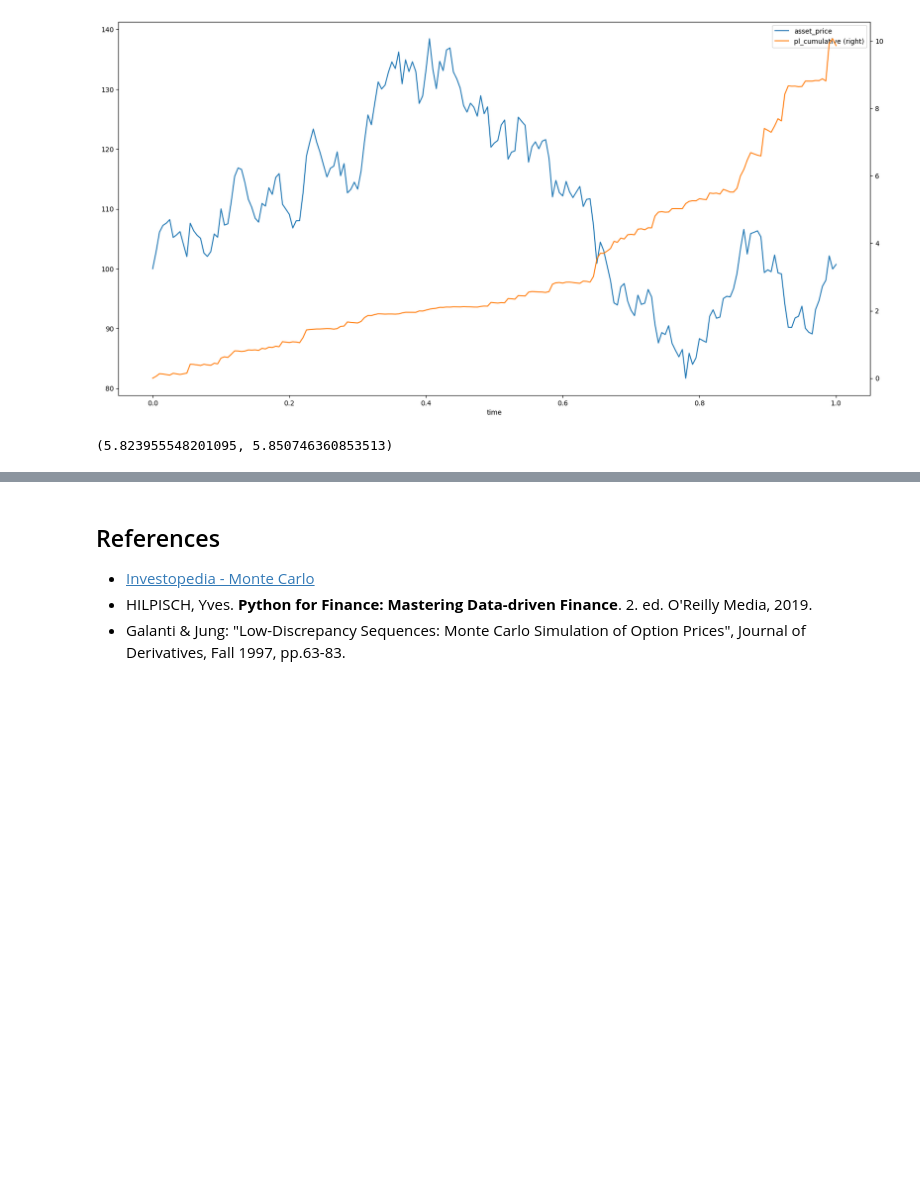
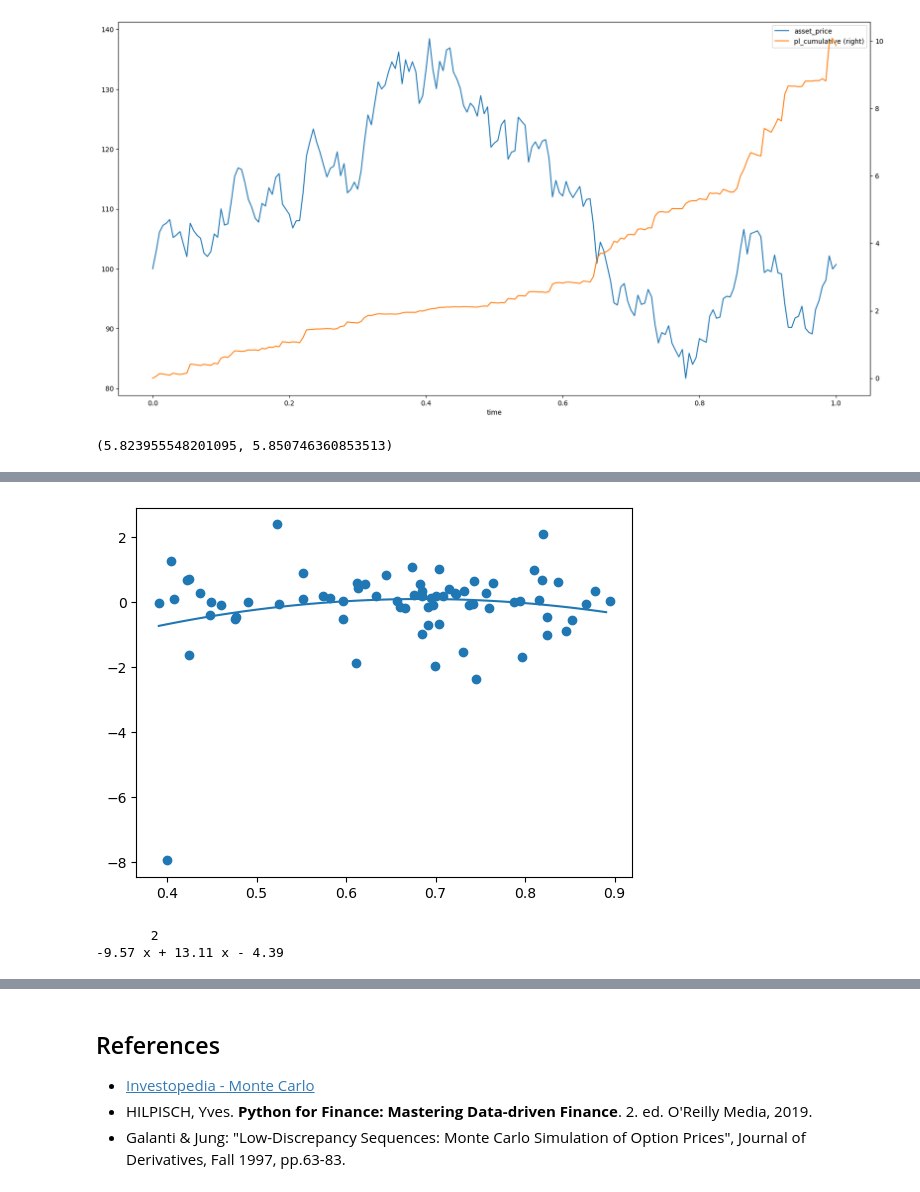
Before and after one commit to fbristotti/cqf, a Jupyter notebook: final/final.ipynb, the cells around one changed output, grey strips where cells are left out. Drawn from its saved outputs; the diff is of its cells as text; code cells hidden in the pictures; blank space fills up the shorter version.

```diff
--- a/final/final.ipynb
+++ b/final/final.ipynb
@@ -657,0 +490,14 @@ np.mean(portfolio_pls), pl_theo
+# %%
+model = np.poly1d(np.polyfit(x, y, 2))
+#add fitted polynomial line to scatterplot
+polyline = np.arange(min(x), max(x), 0.01)
+plt.scatter(x, y)
+plt.plot(polyline, model(polyline))
+plt.show()
+# %% [output]
+[figure, added]
+# %%
+print(model)
+# %% [output]
+       2
+-9.57 x + 13.11 x - 4.39
```
Also changed, not shown: parts of 27 cells of this notebook, 6 other files.
